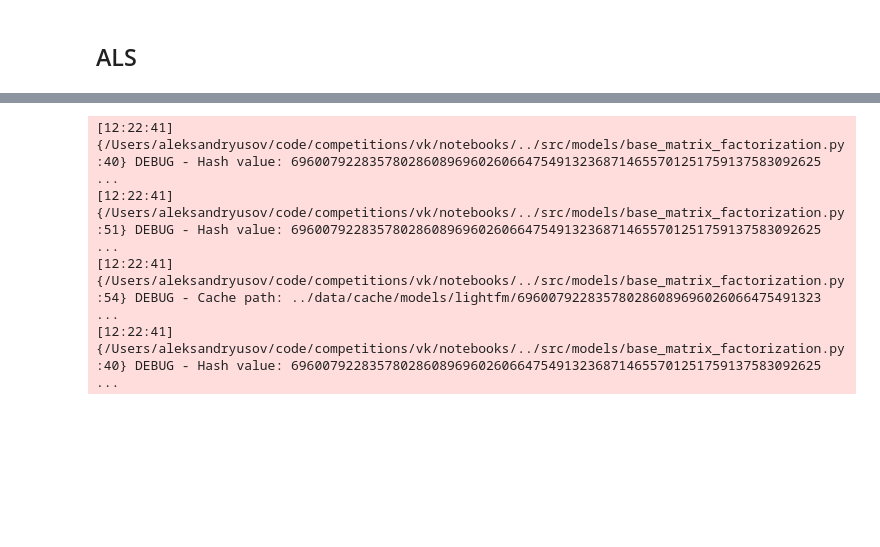
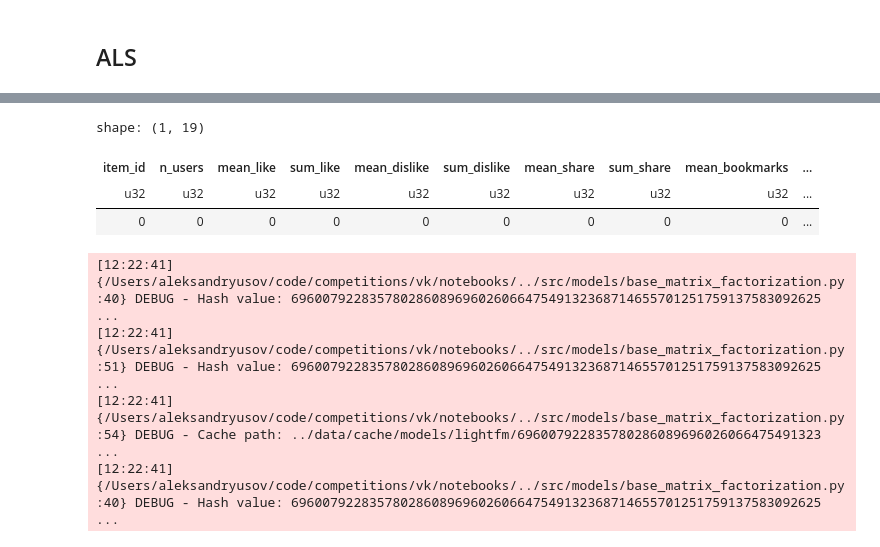
Before and after one commit to Muhamob/vk-recsys-challenge-2024, a Jupyter notebook: notebooks/test_script.ipynb, the cells around one changed output, grey strips where cells are left out. Drawn from its saved outputs; the diff is of its cells as text; code cells hidden in the pictures; blank space fills up the shorter version.

```diff
--- a/notebooks/test_script.ipynb
+++ b/notebooks/test_script.ipynb
@@ -174,0 +238,55 @@ test_model.fit(train_als_like_item)
+# %%
+max_timespent_ratio = 5
+min_users_for_stats = 10
+positive_threshold_for_ratio = 10
+ratio_default_value = 1.0
+
+
+(
+    datasets["train_df_als"]
+    # .sample(1_000_000)
+    .drop(["rn", "max_rn"])
+    .join(items_meta_df.select("item_id", "source_id", "duration"), how="left", on="item_id")
+    .join(users_meta_df, how="left", on="user_id")
+    .with_columns(
+        (pl.col("timespent") / pl.col("duration")).clip(0, max_timespent_ratio).alias("timespent_ratio"),
+        (pl.col("like") + pl.col("share") + pl.col("bookmarks")).alias("positive_feedback")
+    )
+    .group_by("item_id")
+    .agg(
+        pl.first().count().alias("n_users"),
+        pl.col("like").mean().alias("mean_like"),
+        pl.col("like").sum().alias("sum_like"),
+        pl.col("dislike").mean().alias("mean_dislike"),
+        pl.col("dislike").sum().alias("sum_dislike"),
+        pl.col("share").mean().alias("mean_share"),
+        pl.col("share").sum().alias("sum_share"),
+        pl.col("bookmarks").mean().alias("mean_bookmarks"),
+        pl.col("bookmarks").sum().alias("sum_bookmarks"),
+        pl.col("timespent_ratio").mean().alias("mean_timespent_ratio"),
+        pl.col("gender").mean().alias("mean_gender"),
+        pl.col("gender").filter(pl.col("positive_feedback") >= 1).mean().alias("mean_gender_positive"),
+        pl.col("gender").filter(pl.col("dislike") >= 1).mean().alias("mean_gender_negative"),
+        pl.col("age").mean().alias("mean_age"),
+        pl.col("age").filter(pl.col("positive_feedback") >= 1).mean().alias("mean_age_positive"),
+        pl.col("age").filter(pl.col("dislike") >= 1).mean().alias("mean_age_negative"),
+        pl.col("positive_feedback").sum().alias("sum_positive")
+    )
+    .filter(pl.col("n_users") >= min_users_for_stats)
+    .with_columns(
+        pl.when(pl.col("sum_positive") >= positive_threshold_for_ratio).then(
+            ((pl.col("sum_positive") - pl.col("sum_dislike")) / (pl.col("sum_positive") + pl.col("sum_dislike")))
+        ).otherwise(None).alias("like_dislike_ratio"),
+        pl.when(pl.col("sum_positive") >= positive_threshold_for_ratio).then("mean_gender_positive").otherwise(None).alias("mean_gender_positive"),
+        pl.when(pl.col("sum_positive") >= positive_threshold_for_ratio).then("mean_age_negative").otherwise(None).alias("mean_age_negative"),
+    )
+    .with_columns(
+        pl.col("like_dislike_ratio").fill_null(ratio_default_value)
+    )
+    .null_count()
+)
+# %% [output]
+shape: (1, 19)
+| item_id | n_users | mean_like | sum_like | mean_dislike | sum_dislike | mean_share | sum_share | mean_bookmarks | ... |
+| u32 | u32 | u32 | u32 | u32 | u32 | u32 | u32 | u32 | ... |
+| 0 | 0 | 0 | 0 | 0 | 0 | 0 | 0 | 0 | ... |
```
Also changed, not shown: parts of 8 cells of this notebook, 2 other files.
